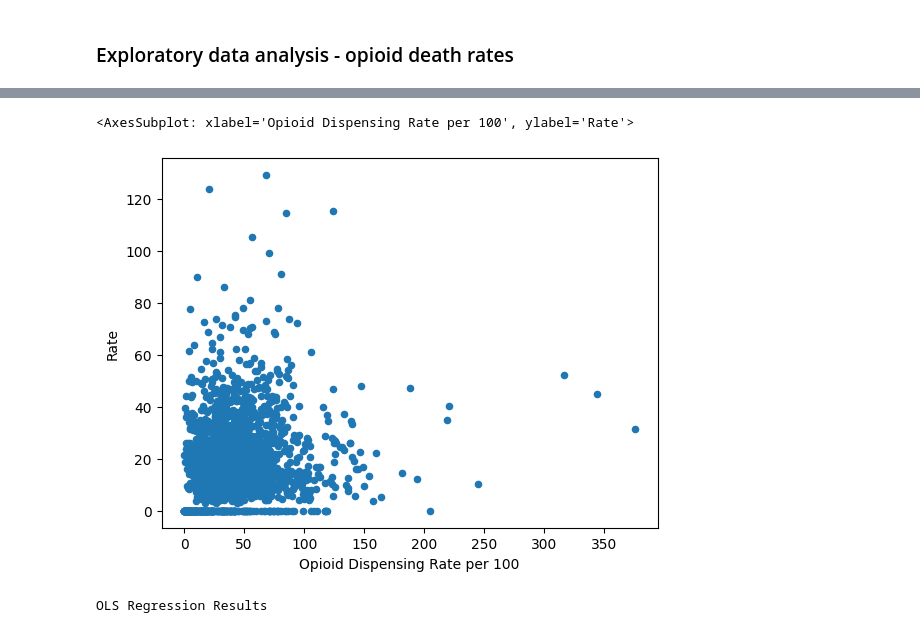
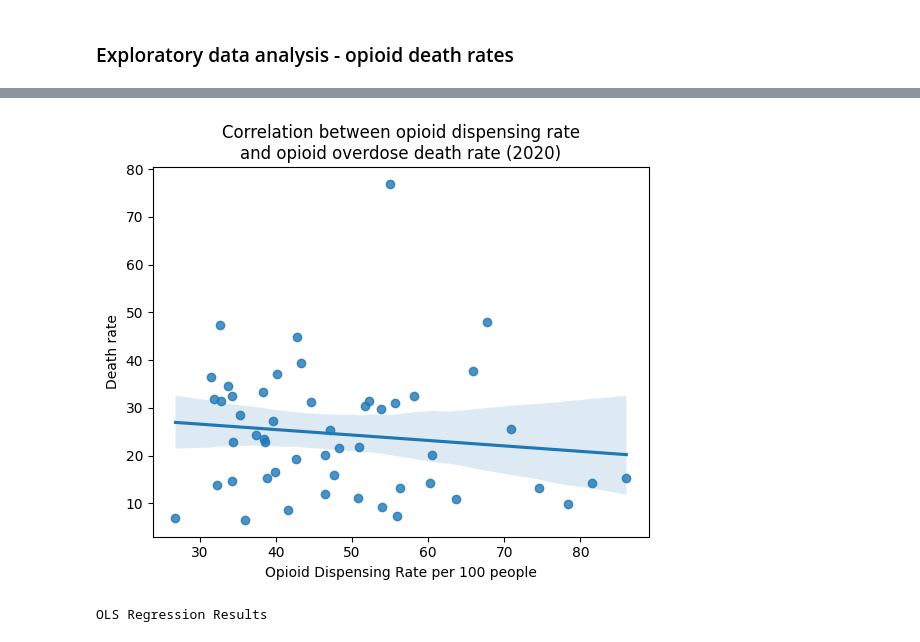
Before and after one commit to Ludougan123234/624-project, a Jupyter notebook: exp_opioid randy.ipynb, the cells around one changed output, grey strips where cells are left out. Cells and saved outputs as stored; diff of their text form; code cells hidden in the pictures.

```diff
--- a/exp_opioid randy.ipynb
+++ b/exp_opioid randy.ipynb
@@ -102,13 +110,0 @@ df.sample(5)
-# %%
-# try umap
-sdoh_umap = sdoh_df.copy().iloc[:, 8:].fillna(0)
-
-# use standardscaler
-ss = StandardScaler()
-
-for i in range(5, 15):
-     # UMAP: n_neighbors must >= 5
-     print(f"testing n_neighbors = {i}")
-     trans = umap.UMAP(n_neighbors=i, n_jobs=-1).fit(sdoh_umap)
-     plt.scatter(trans.embedding_[:, 0], trans.embedding_[:, 1])
-     plt.savefig(f"./viz_raw/umap/{i}.png", dpi=72)
@@ -707,12 +1078,20 @@ death_df
 # %%
-disp_death = death_df.merge(df.query('year==2020'), how="left", left_on = "County Code", right_on = "County FIPS Code")
-
-disp_death.plot(kind = "scatter",
-                x = "Opioid Dispensing Rate per 100",
-                y = "Rate")
+disp_death = death_df.merge(df.query('year==2020'), how="inner", left_on = "County Code", right_on = "County FIPS Code")
+county_disp_death = disp_death.groupby('State_x')[['Opioid Dispensing Rate per 100', 'Rate']].mean().reset_index()
+# disp_death.plot(kind = "scatter",
+#                 x = "Opioid Dispensing Rate per 100",
+#                 y = "Rate")
-# %% [output]
-<AxesSubplot: xlabel='Opioid Dispensing Rate per 100', ylabel='Rate'>
-[figure, removed]
+# %%
+ax = sns.regplot(data = county_disp_death,
+            x = "Opioid Dispensing Rate per 100",
+            y = "Rate")
+
+ax.set_title("Correlation between opioid dispensing rate\nand opioid overdose death rate (2020)")
+ax.set_xlabel("Opioid Dispensing Rate per 100 people")
+ax.set_ylabel("Death rate")
+plt.savefig("./visualization/dispensing and overdose correlation.png", dpi = 512)
+# %% [output]
+[figure, added]
 # %%
 smf.ols(formula="Q('Rate')~Q('Opioid Dispensing Rate per 100')", data = disp_death).fit().summary()
 # %% [output]
```
Also changed, not shown: parts of 23 cells of this notebook, 3 other files.
